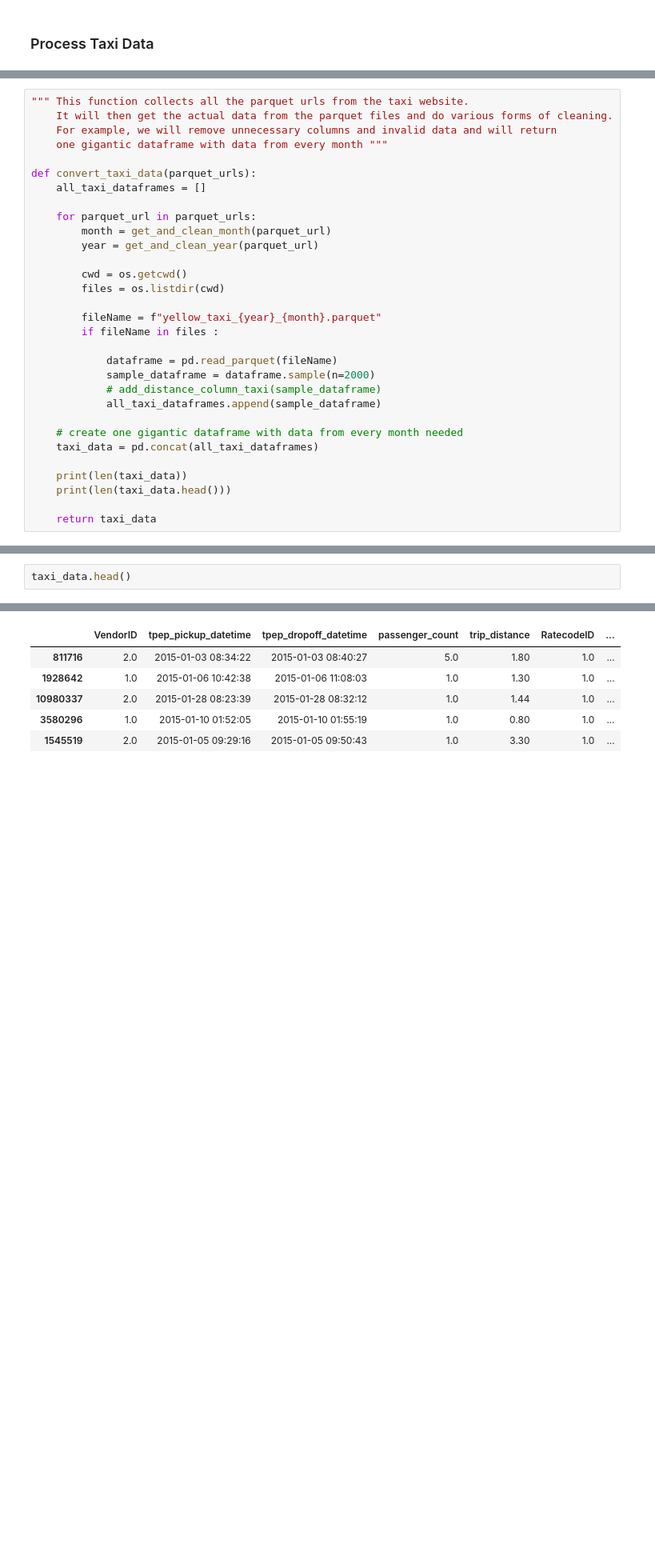
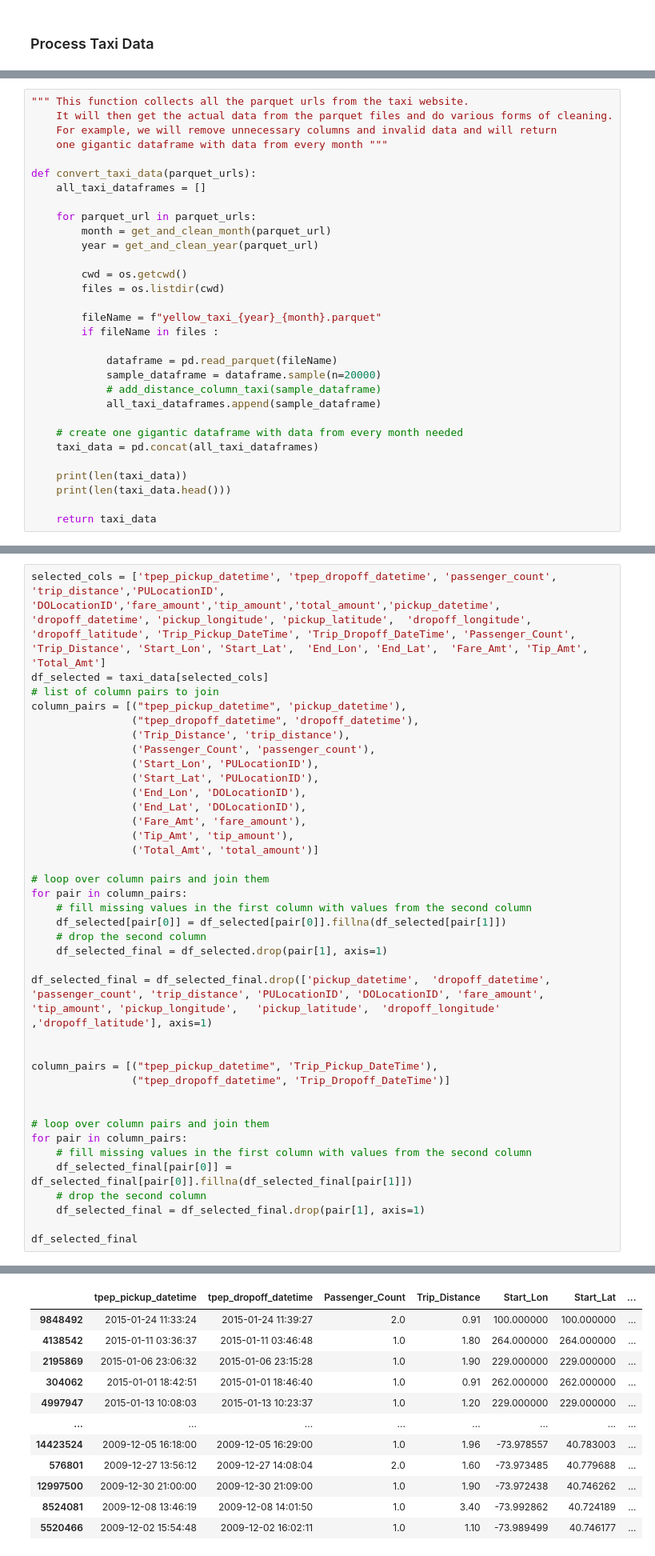
Before and after one commit to sowmya6598/final-project-tools, a Jupyter notebook: Project.ipynb, the cells around one changed output, grey strips where cells are left out. Shown at 80% size. Saved outputs shown, nothing was run; the diff lists cells and outputs as text; blank space fills up the shorter version.

```diff
--- a/Project.ipynb
+++ b/Project.ipynb
@@ -283,7 +287,7 @@ def convert_taxi_data(parquet_urls):
         if fileName in files :
 
             dataframe = pd.read_parquet(fileName)
-            sample_dataframe = dataframe.sample(n=2000)
+            sample_dataframe = dataframe.sample(n=20000)
             # add_distance_column_taxi(sample_dataframe)
             all_taxi_dataframes.append(sample_dataframe)
 
@@ -309,5 +315,41 @@ def get_taxi_data():
 
     return taxi_data
 # %%
-taxi_data.head()
+selected_cols = ['tpep_pickup_datetime', 'tpep_dropoff_datetime', 'passenger_count', 'trip_distance','PULocationID', 'DOLocationID','fare_amount','tip_amount','total_amount','pickup_datetime', 'dropoff_datetime', 'pickup_longitude', 'pickup_latitude',  'dropoff_longitude', 'dropoff_latitude', 'Trip_Pickup_DateTime', 'Trip_Dropoff_DateTime', 'Passenger_Count', 'Trip_Distance', 'Start_Lon', 'Start_Lat',  'End_Lon', 'End_Lat',  'Fare_Amt', 'Tip_Amt', 'Total_Amt']
+df_selected = taxi_data[selected_cols]
+# list of column pairs to join
+column_pairs = [("tpep_pickup_datetime", 'pickup_datetime'),
+                ("tpep_dropoff_datetime", 'dropoff_datetime'),
+                ('Trip_Distance', 'trip_distance'),
+                ('Passenger_Count', 'passenger_count'),
+                ('Start_Lon', 'PULocationID'),
+                ('Start_Lat', 'PULocationID'),
+                ('End_Lon', 'DOLocationID'),
+                ('End_Lat', 'DOLocationID'),
+                ('Fare_Amt', 'fare_amount'),
+                ('Tip_Amt', 'tip_amount'),
+                ('Total_Amt', 'total_amount')]
+
+# loop over column pairs and join them
+for pair in column_pairs:
+    # fill missing values in the first column with values from the second column
+    df_selected[pair[0]] = df_selected[pair[0]].fillna(df_selected[pair[1]])
+    # drop the second column
+    df_selected_final = df_selected.drop(pair[1], axis=1)
+
+df_selected_final = df_selected_final.drop(['pickup_datetime',	'dropoff_datetime', 'passenger_count', 'trip_distance', 'PULocationID', 'DOLocationID', 'fare_amount', 'tip_amount', 'pickup_longitude',	'pickup_latitude',	'dropoff_longitude'	,'dropoff_latitude'], axis=1)
+
+
+column_pairs = [("tpep_pickup_datetime", 'Trip_Pickup_DateTime'),
+                ("tpep_dropoff_datetime", 'Trip_Dropoff_DateTime')]
+
+
+# loop over column pairs and join them
+for pair in column_pairs:
+    # fill missing values in the first column with values from the second column
+    df_selected_final[pair[0]] = df_selected_final[pair[0]].fillna(df_selected_final[pair[1]])
+    # drop the second column
+    df_selected_final = df_selected_final.drop(pair[1], axis=1)
+
+df_selected_final
 # %% [output]
@@ -314,6 +373,12 @@ taxi_data.head()
-|  | VendorID | tpep_pickup_datetime | tpep_dropoff_datetime | passenger_count | trip_distance | RatecodeID | ... |
-| 811716 | 2.0 | 2015-01-03 08:34:22 | 2015-01-03 08:40:27 | 5.0 | 1.80 | 1.0 | ... |
-| 1928642 | 1.0 | 2015-01-06 10:42:38 | 2015-01-06 11:08:03 | 1.0 | 1.30 | 1.0 | ... |
-| 10980337 | 2.0 | 2015-01-28 08:23:39 | 2015-01-28 08:32:12 | 1.0 | 1.44 | 1.0 | ... |
-| 3580296 | 1.0 | 2015-01-10 01:52:05 | 2015-01-10 01:55:19 | 1.0 | 0.80 | 1.0 | ... |
-| 1545519 | 2.0 | 2015-01-05 09:29:16 | 2015-01-05 09:50:43 | 1.0 | 3.30 | 1.0 | ... |
+|  | tpep_pickup_datetime | tpep_dropoff_datetime | Passenger_Count | Trip_Distance | Start_Lon | Start_Lat | ... |
+| 9848492 | 2015-01-24 11:33:24 | 2015-01-24 11:39:27 | 2.0 | 0.91 | 100.000000 | 100.000000 | ... |
+| 4138542 | 2015-01-11 03:36:37 | 2015-01-11 03:46:48 | 1.0 | 1.80 | 264.000000 | 264.000000 | ... |
+| 2195869 | 2015-01-06 23:06:32 | 2015-01-06 23:15:28 | 1.0 | 1.90 | 229.000000 | 229.000000 | ... |
+| 304062 | 2015-01-01 18:42:51 | 2015-01-01 18:46:40 | 1.0 | 0.91 | 262.000000 | 262.000000 | ... |
+| 4997947 | 2015-01-13 10:08:03 | 2015-01-13 10:23:37 | 1.0 | 1.20 | 229.000000 | 229.000000 | ... |
+| ... | ... | ... | ... | ... | ... | ... | ... |
+| 14423524 | 2009-12-05 16:18:00 | 2009-12-05 16:29:00 | 1.0 | 1.96 | -73.978557 | 40.783003 | ... |
+| 576801 | 2009-12-27 13:56:12 | 2009-12-27 14:08:04 | 2.0 | 1.60 | -73.973485 | 40.779688 | ... |
+| 12997500 | 2009-12-30 21:00:00 | 2009-12-30 21:09:00 | 1.0 | 1.90 | -73.972438 | 40.746262 | ... |
+| 8524081 | 2009-12-08 13:46:19 | 2009-12-08 14:01:50 | 1.0 | 3.40 | -73.992862 | 40.724189 | ... |
+| 5520466 | 2009-12-02 15:54:48 | 2009-12-02 16:02:11 | 1.0 | 1.10 | -73.989499 | 40.746177 | ... |
```
Also changed, not shown: parts of 26 cells of this notebook, 4 other files.
